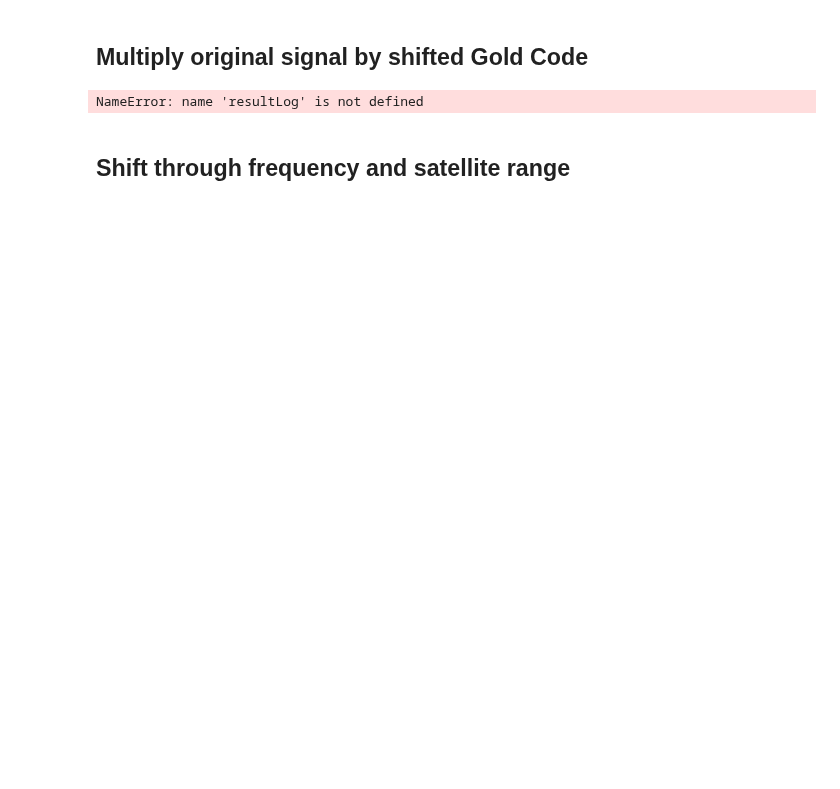
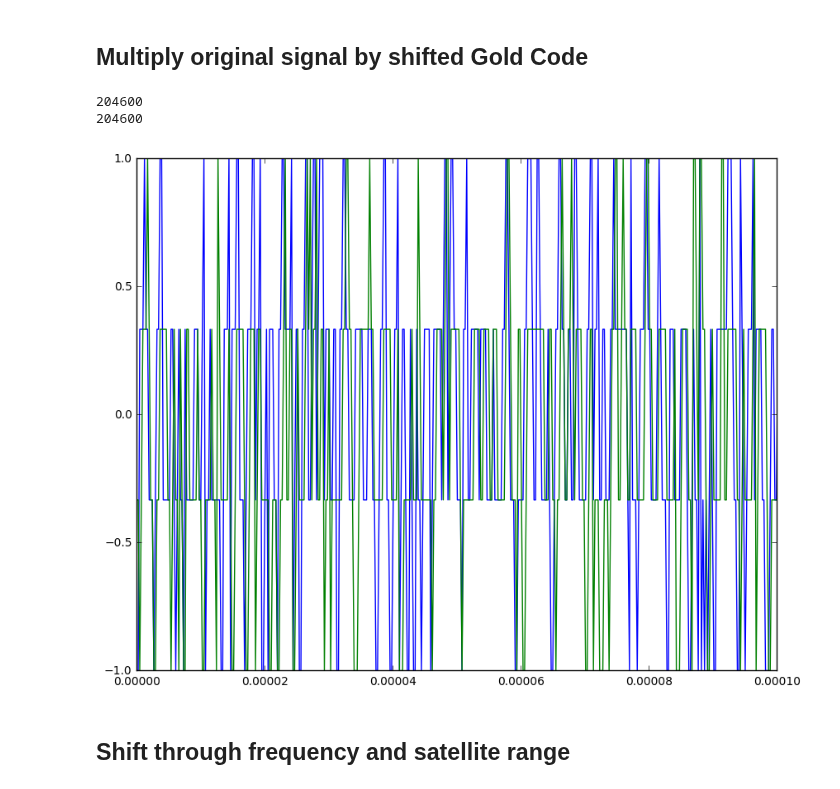
Before and after one commit to psas/gps, a Jupyter notebook: notebooks/Acquisition.ipynb, the cells around one changed output. Cells and saved outputs as stored; diff of their text form; code cells hidden in the pictures; blank space fills up the shorter version.

```diff
--- a/notebooks/Acquisition.ipynb
+++ b/notebooks/Acquisition.ipynb
@@ -316,22 +323,24 @@ Max Value: 4749416.728854, at freqshift: -13, with index: 30115
 # %%
 #      NEEDS some modifications
 
 # Shift gold code by maximum index from prior cell
 CACode_Shifted = CACodeSampled
 np.roll(CACode_Shifted,np.argmax(resultLog))
 
-print(len(CData))
+print(len(data.CData))
 print(len(CACode_Shifted))
 # Multiply by frequency shifted complex data:
-Result = CACode_Shifted*CData
+Result = CACode_Shifted*data.CData
 
 plt.figure(figsize=(10,8))
 plt.plot(t,np.real(Result))
 plt.plot(t, np.imag(Result))
 plt.xlim(0,0.0001)
 plt.show()
 # %% [output]
-NameError: name 'resultLog' is not defined
+204600
+204600
+[figure, added]
 # %% [markdown]
 ## Shift through frequency and satellite range
 # %%
```
Also changed, not shown: parts of 12 cells of this notebook.
